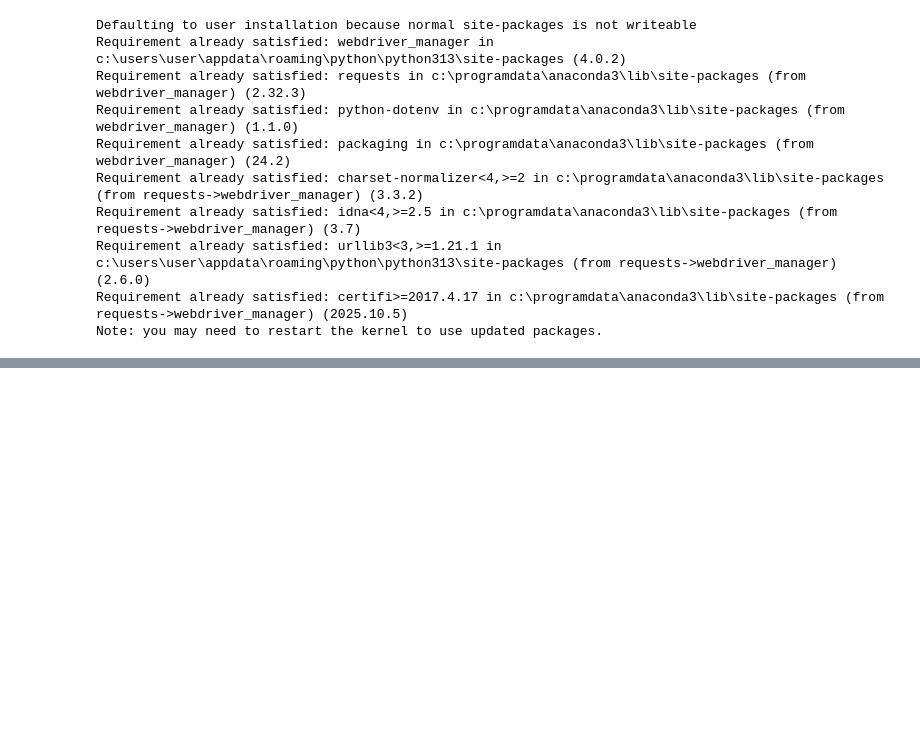
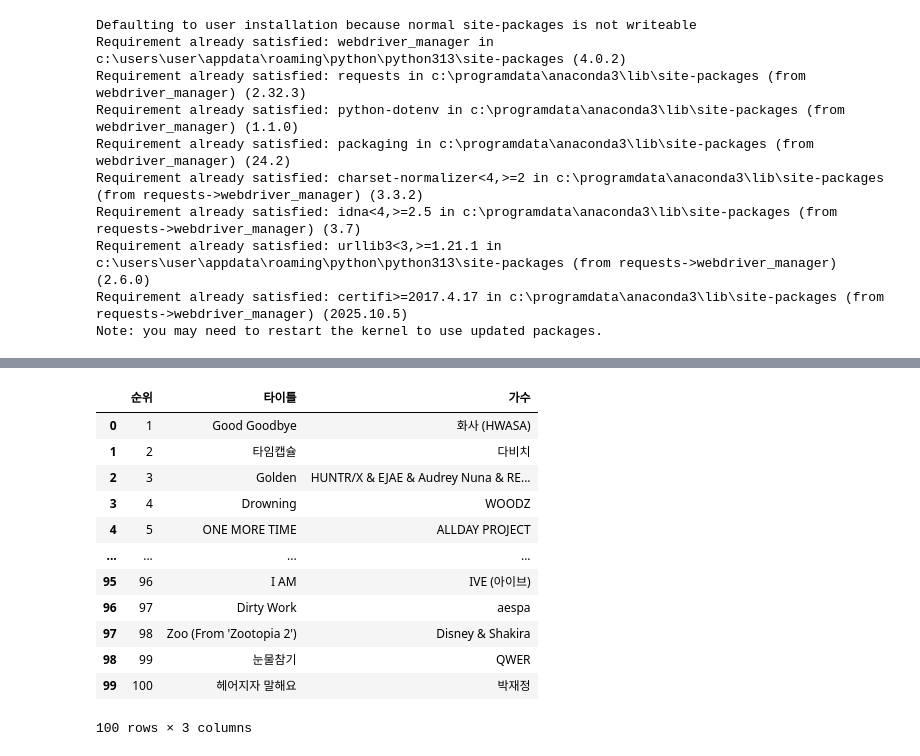
Before and after one commit to EverJoyyyL20/sesac_web_client_workspace, a Jupyter notebook: melon_bucks_gennie.ipynb, the cells around one changed output, grey strips where cells are left out. Drawn from its saved outputs; the diff is of its cells as text; code cells hidden in the pictures; blank space fills up the shorter version.

Commit message:
Feat: 실습문제 gennie까지함

```diff
--- a/melon_bucks_gennie.ipynb
+++ b/melon_bucks_gennie.ipynb
@@ -330,0 +394,19 @@ NameError: name 'By' is not defined
+# %%
+import pandas as pd
+gennie_df=pd.DataFrame({"순위":rank_num,"타이틀":title_str,"가수":singer_str})
+# %%
+gennie_df
+# %% [output]
+|  | 순위 | 타이틀 | 가수 |
+| 0 | 1 | Good Goodbye | 화사 (HWASA) |
+| 1 | 2 | 타임캡슐 | 다비치 |
+| 2 | 3 | Golden | HUNTR/X & EJAE & Audrey Nuna & RE... |
+| 3 | 4 | Drowning | WOODZ |
+| 4 | 5 | ONE MORE TIME | ALLDAY PROJECT |
+| ... | ... | ... | ... |
+| 95 | 96 | I AM | IVE (아이브) |
+| 96 | 97 | Dirty Work | aespa |
+| 97 | 98 | Zoo (From 'Zootopia 2') | Disney & Shakira |
+| 98 | 99 | 눈물참기 | QWER |
+| 99 | 100 | 헤어지자 말해요 | 박재정 |
+100 rows × 3 columns
```
Also changed, not shown: parts of 8 cells of this notebook, 1 other file.
